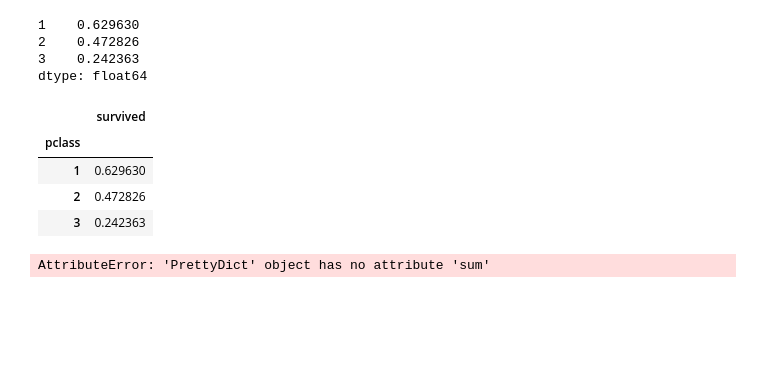
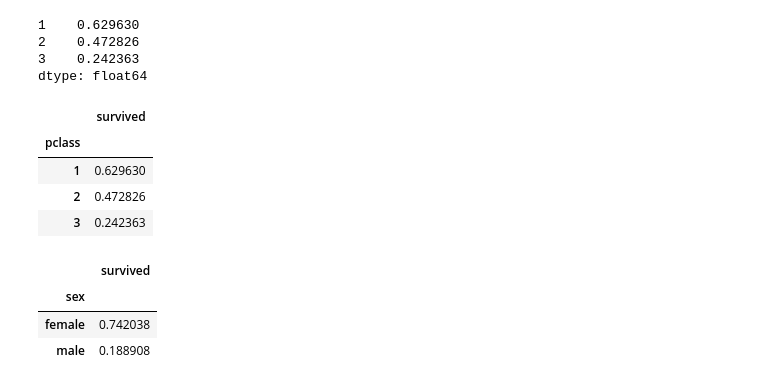
Before and after one commit to beongchang0423/python_basic, a Jupyter notebook: 6.2.Pandas_additional.ipynb, the cells around one changed output. Cells and saved outputs as stored; diff of their text form; code cells hidden in the pictures; blank space fills up the shorter version.

```diff
--- a/7.Pandas_additional.ipynb
+++ b/6.2.Pandas_additional.ipynb
@@ -1558,7 +1558,10 @@ titanic[['pclass','survived']].groupby('pclass').mean()
 | 2 | 0.472826 |
 | 3 | 0.242363 |
 # %%
-groups = titanic.groupby('pclass')
-groups.groups.sum()
+group = titanic[['sex','survived']].groupby('sex')
+group.mean()
 # %% [output]
-AttributeError: 'PrettyDict' object has no attribute 'sum'
+|  | survived |
+| sex |  |
+| female | 0.742038 |
+| male | 0.188908 |
```
